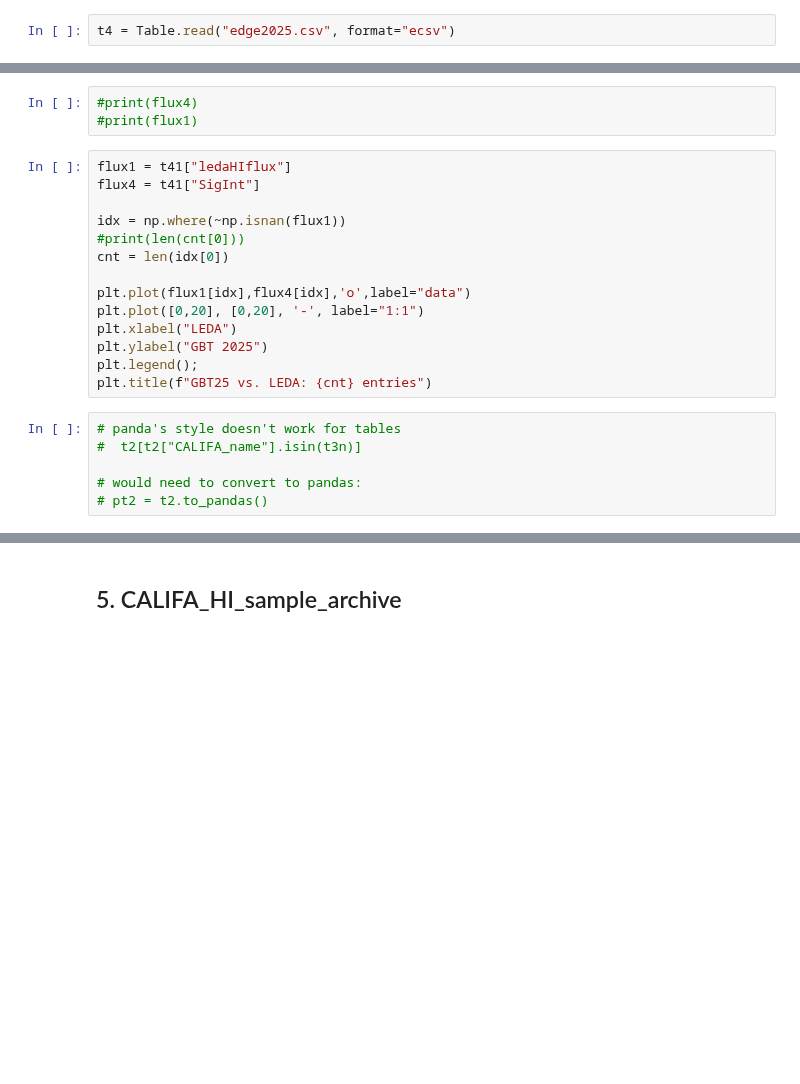
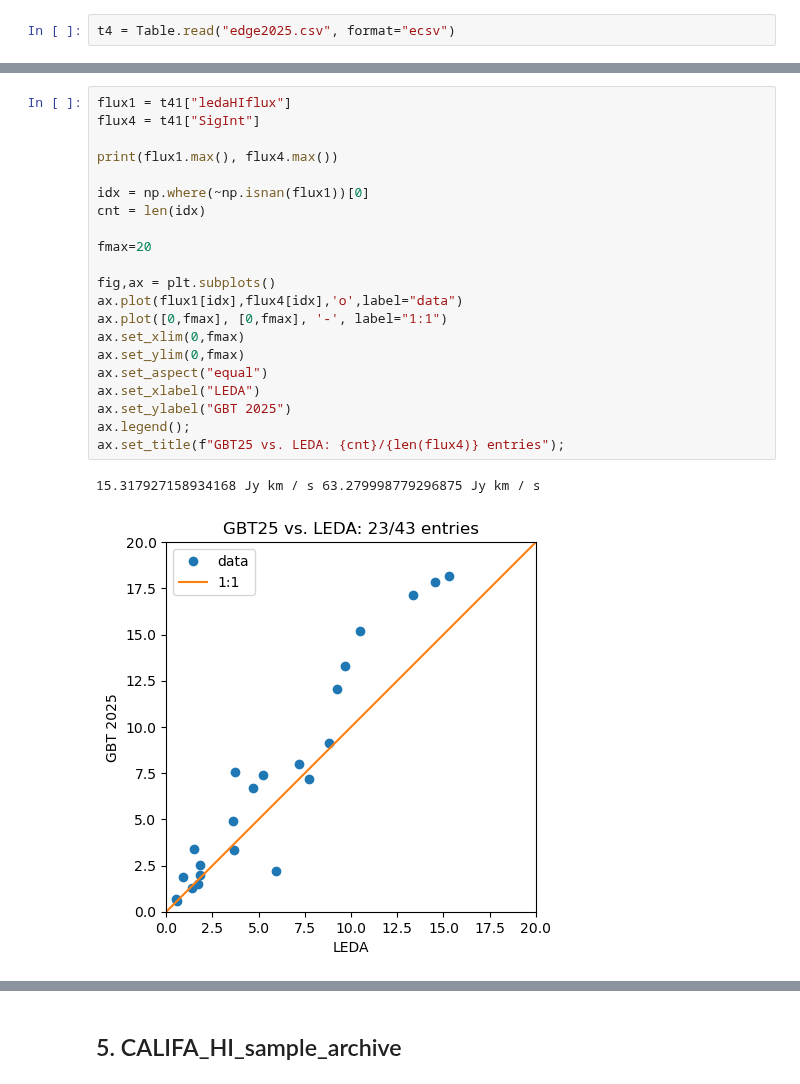
Before and after one commit to teuben/GBT-EDGE-HI, a Jupyter notebook: gals/hi_surveys.ipynb, the cells around one changed output, grey strips where cells are left out. Cells and saved outputs as stored; diff of their text form; blank space fills up the shorter version.

```diff
--- a/gals/hi_surveys.ipynb
+++ b/gals/hi_surveys.ipynb
@@ -203,26 +445,27 @@ len(t41)
-# %%
-#print(flux4)
-#print(flux1)
 # %%
 flux1 = t41["ledaHIflux"]
 flux4 = t41["SigInt"]
 
-idx = np.where(~np.isnan(flux1))
-#print(len(cnt[0]))
-cnt = len(idx[0])
+print(flux1.max(), flux4.max())
 
-plt.plot(flux1[idx],flux4[idx],'o',label="data")
-plt.plot([0,20], [0,20], '-', label="1:1")
-plt.xlabel("LEDA")
-plt.ylabel("GBT 2025")
-plt.legend();
-plt.title(f"GBT25 vs. LEDA: {cnt} entries")
+idx = np.where(~np.isnan(flux1))[0]
+cnt = len(idx)
+
+fmax=20
+
+fig,ax = plt.subplots()
+ax.plot(flux1[idx],flux4[idx],'o',label="data")
+ax.plot([0,fmax], [0,fmax], '-', label="1:1")
+ax.set_xlim(0,fmax)
+ax.set_ylim(0,fmax)
+ax.set_aspect("equal")
+ax.set_xlabel("LEDA")
+ax.set_ylabel("GBT 2025")
+ax.legend();
+ax.set_title(f"GBT25 vs. LEDA: {cnt}/{len(flux4)} entries");
+# %% [output]
+15.317927158934168 Jy km / s 63.279998779296875 Jy km / s
+[figure, added]
-# %%
-# panda's style doesn't work for tables
-#  t2[t2["CALIFA_name"].isin(t3n)]
-
-# would need to convert to pandas:
-# pt2 = t2.to_pandas()
 # %%
 # Create mask and extract rows
 mask = np.isin(t2['CALIFA_name'], t3n)
```
Also changed, not shown: parts of 80 cells of this notebook.
